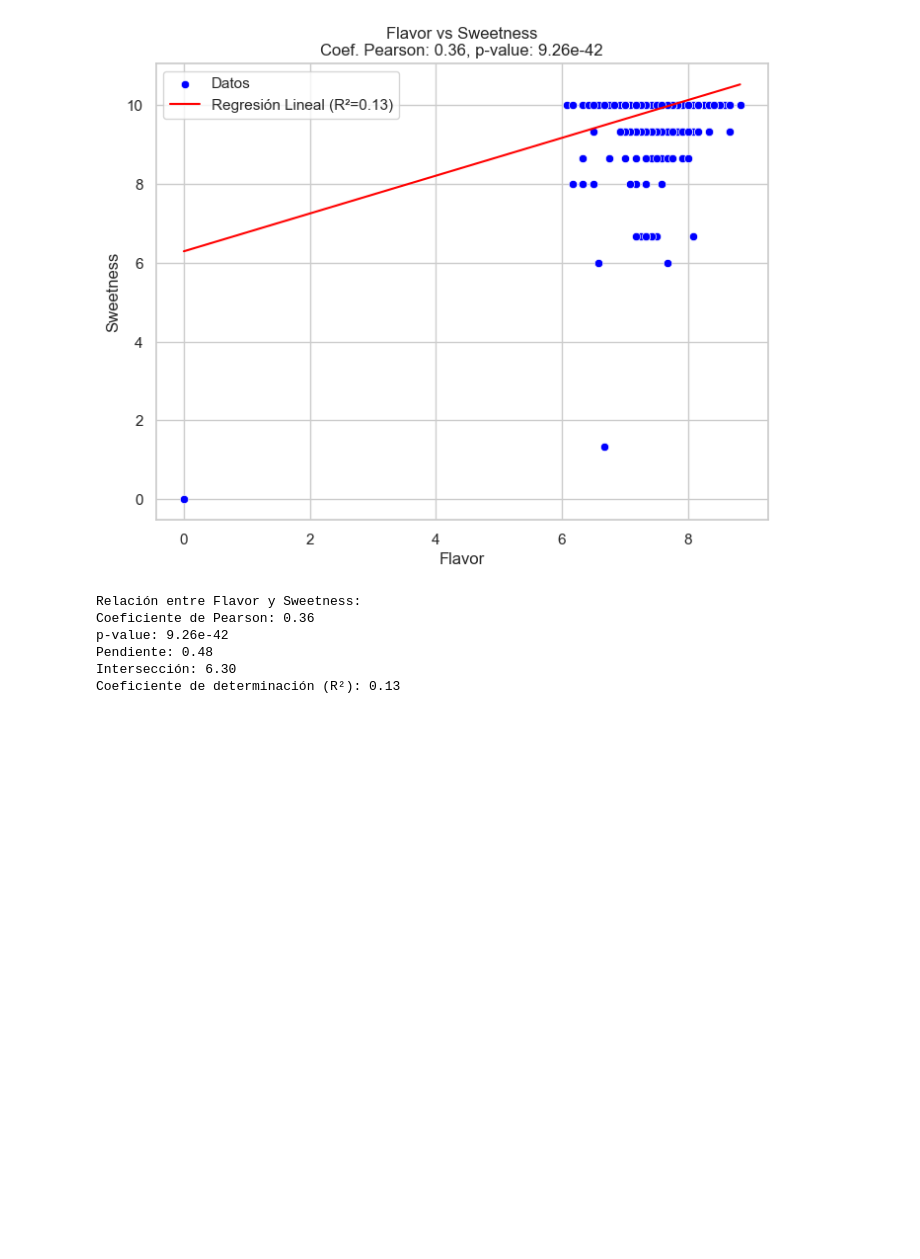
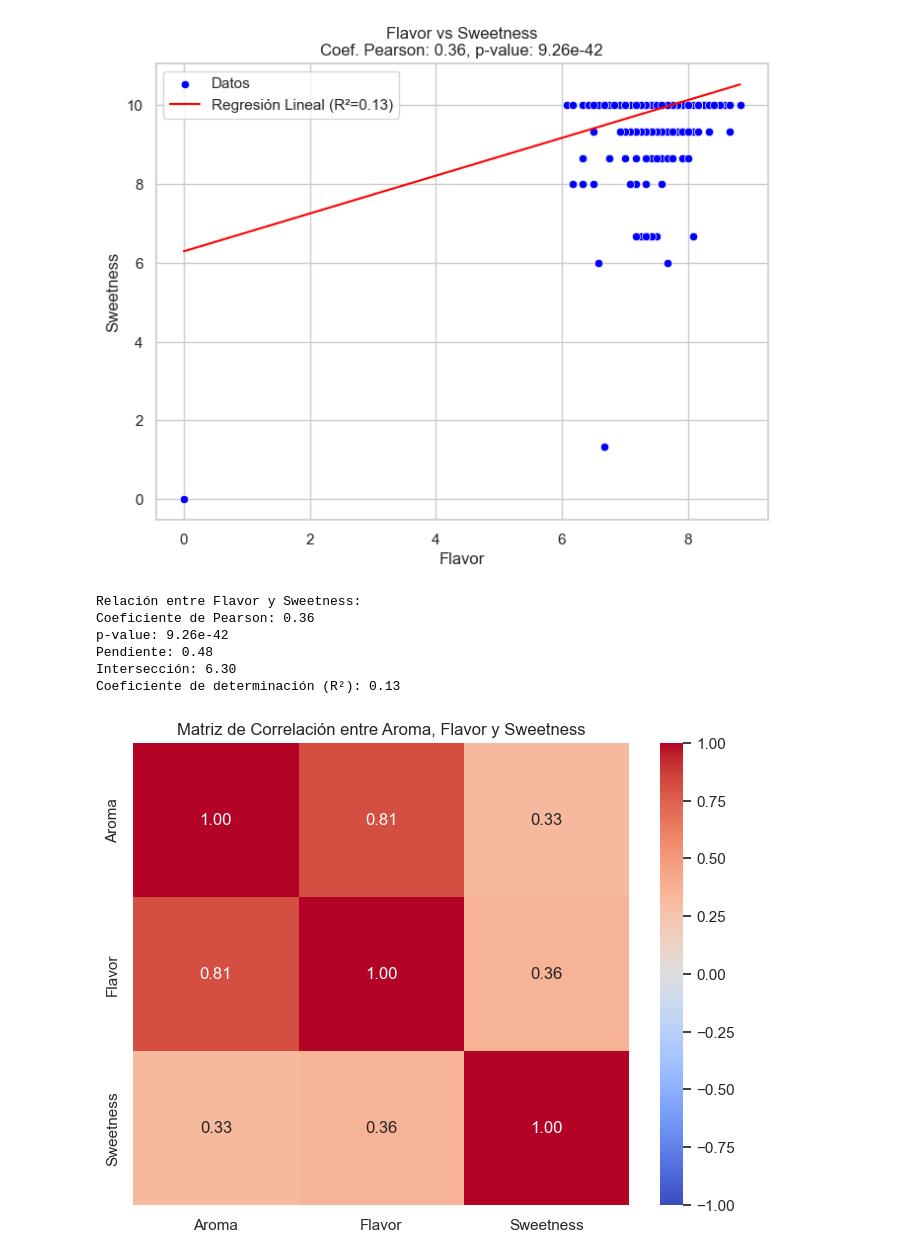
Before and after one commit to SaltyPumpkin/AEDCAFE, a Jupyter notebook: Caféc.ipynb, the cells around one changed output. Saved outputs shown, nothing was run; the diff lists cells and outputs as text; code cells hidden in the pictures; blank space fills up the shorter version.

Commit message:
Matriz de Correlacion

```diff
--- a/Caféc.ipynb
+++ b/Caféc.ipynb
@@ -273,3 +273,15 @@ p-value: 9.26e-42
 Pendiente: 0.48
 Intersección: 6.30
 Coeficiente de determinación (R²): 0.13
+# %%
+# Suponiendo que los datos ya están cargados en el DataFrame 'datos'
+# Creamos la matriz de correlación
+correlation_matrix = datos[['Aroma', 'Flavor', 'Sweetness']].corr()
+
+# Mostramos la matriz de correlación
+plt.figure(figsize=(8, 6))
+sns.heatmap(correlation_matrix, annot=True, cmap='coolwarm', fmt='.2f', vmin=-1, vmax=1)
+plt.title('Matriz de Correlación entre Aroma, Flavor y Sweetness')
+plt.show()
+# %% [output]
+[figure, added]
```
